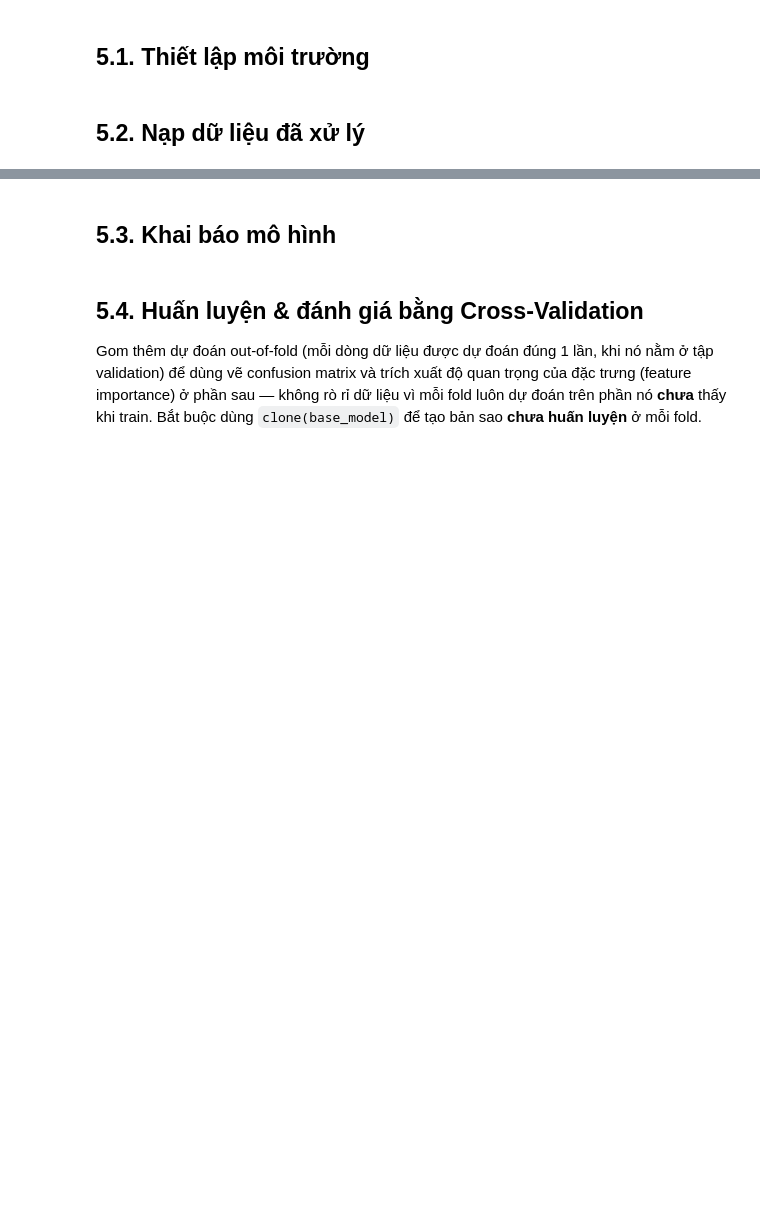
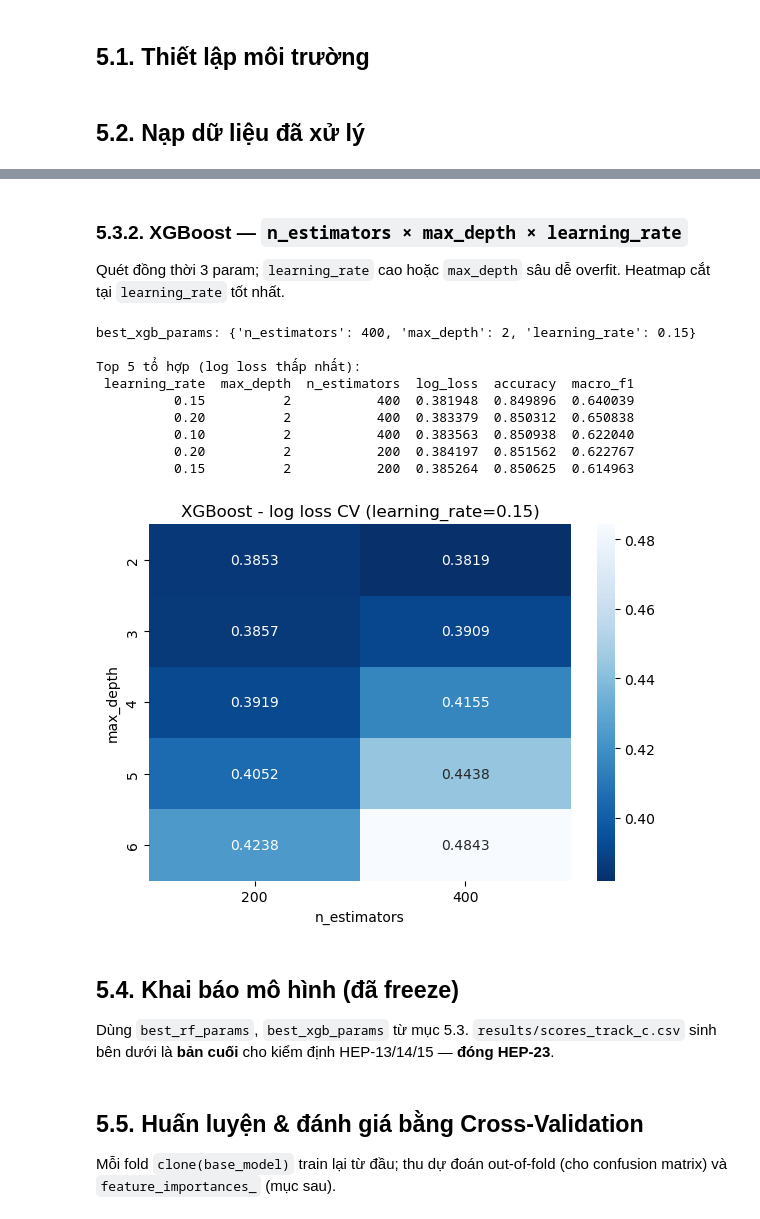
Before and after one commit to AIVIETNAM-AIO-DoHongNhat/Hepatic-Model-Comparison, a Jupyter notebook: notebooks/06_model_track_c.ipynb, the cells around one changed output, grey strips where cells are left out. Drawn from its saved outputs; the diff is of its cells as text; code cells hidden in the pictures; blank space fills up the shorter version.

```diff
--- a/notebooks/06_model_track_c.ipynb
+++ b/notebooks/06_model_track_c.ipynb
@@ -31,4 +95,56 @@ fold = data.load_folds()
+# %% [markdown]
+### 5.3.2. XGBoost — `n_estimators × max_depth × learning_rate`
+
+Quét đồng thời 3 param; `learning_rate` cao hoặc `max_depth` sâu dễ overfit. Heatmap cắt tại `learning_rate` tốt nhất.
+# %%
+xgb_grid = {
+    "n_estimators": [200, 400],
+    "max_depth": [2, 3, 4, 5, 6],
+    "learning_rate": [0.03, 0.05, 0.1, 0.15, 0.2],
+}
+
+xgb_results = grid_search_cv(
+    lambda p: XGBClassifier(**p, random_state=data.RANDOM_STATE, eval_metric="mlogloss", n_jobs=-1),
+    xgb_grid,
+)
+
+best_row = xgb_results.loc[xgb_results["log_loss"].idxmin()]
+best_xgb_params = {
+    "n_estimators": int(best_row["n_estimators"]),
+    "max_depth": int(best_row["max_depth"]),
+    "learning_rate": float(best_row["learning_rate"]),
+}
+print("best_xgb_params:", best_xgb_params)
+print("\nTop 5 tổ hợp (log loss thấp nhất):")
+print(xgb_results.sort_values("log_loss").head().to_string(index=False))
+
+# Heatmap tại learning_rate tốt nhất: log loss CV theo (max_depth × n_estimators)
+best_lr = best_xgb_params["learning_rate"]
+xgb_pivot = (xgb_results[xgb_results["learning_rate"] == best_lr]
+             .pivot(index="max_depth", columns="n_estimators", values="log_loss"))
+
+fig, ax = plt.subplots(figsize=(6, 4.5))
+sns.heatmap(xgb_pivot, annot=True, fmt=".4f", cmap="Blues_r", ax=ax)
+ax.set_title(f"XGBoost - log loss CV (learning_rate={best_lr})")
+ax.set_xlabel("n_estimators")
+ax.set_ylabel("max_depth")
+plt.tight_layout()
+fig.savefig(FIG_DIR / "xgb_tuning.png", dpi=150, bbox_inches="tight")
+plt.show()
+# %% [output]
+best_xgb_params: {'n_estimators': 400, 'max_depth': 2, 'learning_rate': 0.15}
+
+Top 5 tổ hợp (log loss thấp nhất):
+ learning_rate  max_depth  n_estimators  log_loss  accuracy  macro_f1
+          0.15          2           400  0.381948  0.849896  0.640039
+          0.20          2           400  0.383379  0.850312  0.650838
+          0.10          2           400  0.383563  0.850938  0.622040
+          0.20          2           200  0.384197  0.851562  0.622767
+          0.15          2           200  0.385264  0.850625  0.614963
+[figure, added]
 # %% [markdown]
-## 5.3. Khai báo mô hình
+## 5.4. Khai báo mô hình (đã freeze)
+
+Dùng `best_rf_params`, `best_xgb_params` từ mục 5.3. `results/scores_track_c.csv` sinh bên dưới là **bản cuối** cho kiểm định HEP-13/14/15 — **đóng HEP-23**.
 # %%
 models = {
@@ -37,8 +153,8 @@ models = {
 }
 # %% [markdown]
-## 5.4. Huấn luyện & đánh giá bằng Cross-Validation
+## 5.5. Huấn luyện & đánh giá bằng Cross-Validation
 
-Gom thêm dự đoán out-of-fold (mỗi dòng dữ liệu được dự đoán đúng 1 lần, khi nó nằm ở tập validation) để dùng vẽ confusion matrix và trích xuất độ quan trọng của đặc trưng (feature importance) ở phần sau — không rò rỉ dữ liệu vì mỗi fold luôn dự đoán trên phần nó **chưa** thấy khi train. Bắt buộc dùng `clone(base_model)` để tạo bản sao **chưa huấn luyện** ở mỗi fold.
+Mỗi fold `clone(base_model)` train lại từ đầu; thu dự đoán out-of-fold (cho confusion matrix) và `feature_importances_` (mục sau).
 # %%
 rows = []
 oof_true = {name: [] for name in models}
```
Also changed, not shown: parts of 18 cells of this notebook, 7 other files.
